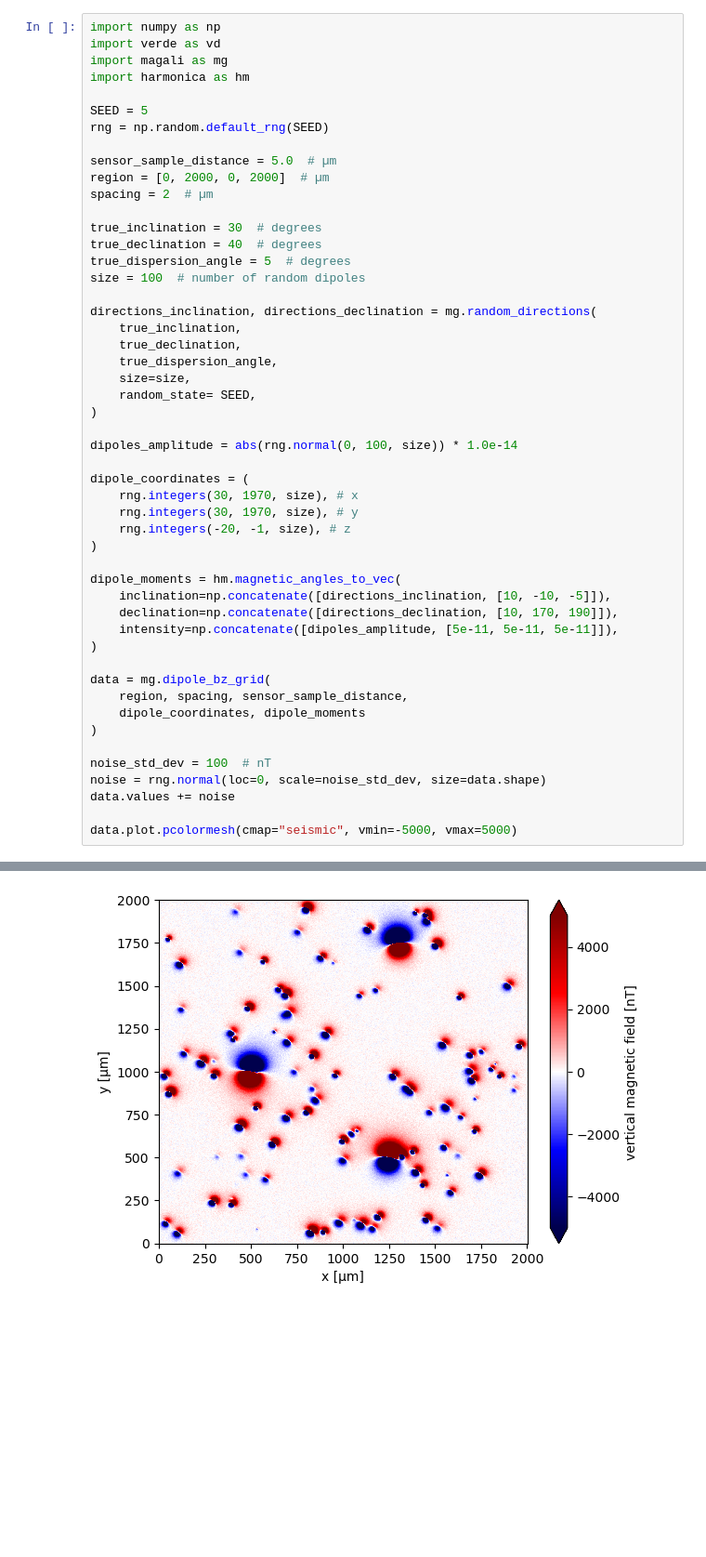
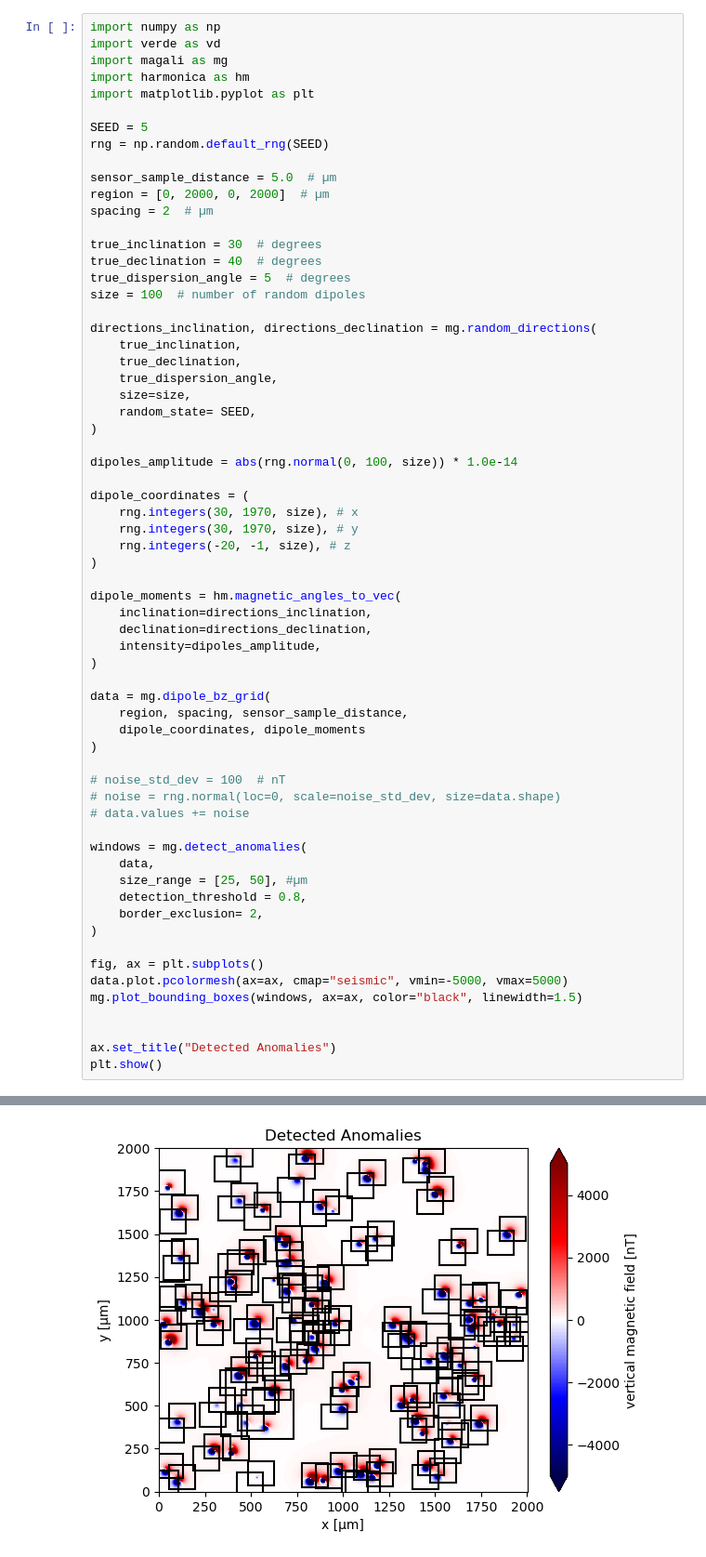
Before and after one commit to YagoMCastro/latinmag-magali-presentation, a Jupyter notebook: detection_code.ipynb, the cells around one changed output, grey strips where cells are left out. Shown at 93% size. Cells and saved outputs as stored; diff of their text form; blank space fills up the shorter version.

Commit message:
Fix detection_code file

```diff
--- a/detection_code.ipynb
+++ b/detection_code.ipynb
@@ -53,6 +3,7 @@ import numpy as np
 import verde as vd
 import magali as mg
 import harmonica as hm
+import matplotlib.pyplot as plt
 
 SEED = 5
 rng = np.random.default_rng(SEED)
@@ -83,9 +34,9 @@ dipole_coordinates = (
 )
 
 dipole_moments = hm.magnetic_angles_to_vec(
-    inclination=np.concatenate([directions_inclination, [10, -10, -5]]),
-    declination=np.concatenate([directions_declination, [10, 170, 190]]),
-    intensity=np.concatenate([dipoles_amplitude, [5e-11, 5e-11, 5e-11]]),
+    inclination=directions_inclination,
+    declination=directions_declination,
+    intensity=dipoles_amplitude,
 )
 
 data = mg.dipole_bz_grid(
@@ -93,9 +44,22 @@ data = mg.dipole_bz_grid(
     dipole_coordinates, dipole_moments
 )
 
-noise_std_dev = 100  # nT
-noise = rng.normal(loc=0, scale=noise_std_dev, size=data.shape)
-data.values += noise
+# noise_std_dev = 100  # nT
+# noise = rng.normal(loc=0, scale=noise_std_dev, size=data.shape)
+# data.values += noise
 
-data.plot.pcolormesh(cmap="seismic", vmin=-5000, vmax=5000)
+windows = mg.detect_anomalies(
+    data,
+    size_range = [25, 50], #µm
+    detection_threshold = 0.8,
+    border_exclusion= 2,
+)
+
+fig, ax = plt.subplots()
+data.plot.pcolormesh(ax=ax, cmap="seismic", vmin=-5000, vmax=5000)
+mg.plot_bounding_boxes(windows, ax=ax, color="black", linewidth=1.5)
+
+
+ax.set_title("Detected Anomalies")
+plt.show()
 # %% [output]
@@ -103 +66 @@ data.plot.pcolormesh(cmap="seismic", vmin=-5000, vmax=5000)
-[figure, old version]
+[figure, new version]
```
Also changed, not shown: parts of 2 cells of this notebook.
